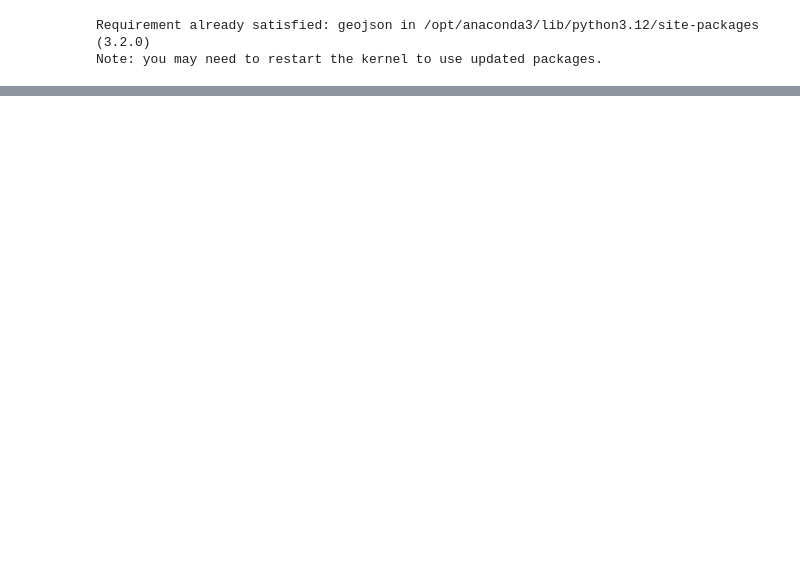
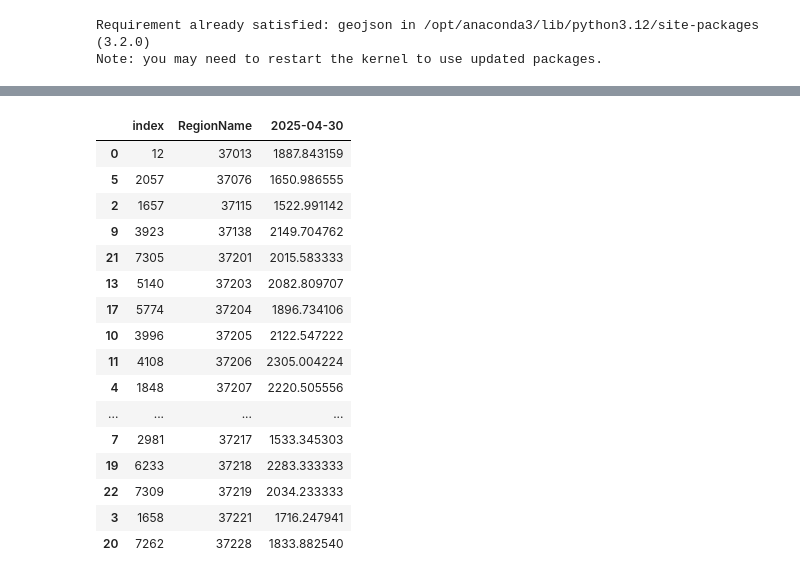
Before and after one commit to jacobvogs/Airbnb-Listings-in-Nash, a Jupyter notebook: notebook/capstone.ipynb, the cells around one changed output, grey strips where cells are left out. Drawn from its saved outputs; the diff is of its cells as text; code cells hidden in the pictures; blank space fills up the shorter version.

Commit message:
avg airbnb vs avg zillow

```diff
--- a/notebook/capstone.ipynb
+++ b/notebook/capstone.ipynb
@@ -119,0 +417,22 @@ price_min_30ni
+# %%
+zill_zipcode_avg = nash_zillow[['RegionName','2025-04-30']].reset_index()
+#zill_zipcode_avg.to_excel('zill_zipcode_avg.xlsx')
+zill_zipcode_avg.sort_values(by='RegionName')
+# %% [output]
+|  | index | RegionName | 2025-04-30 |
+| 0 | 12 | 37013 | 1887.843159 |
+| 5 | 2057 | 37076 | 1650.986555 |
+| 2 | 1657 | 37115 | 1522.991142 |
+| 9 | 3923 | 37138 | 2149.704762 |
+| 21 | 7305 | 37201 | 2015.583333 |
+| 13 | 5140 | 37203 | 2082.809707 |
+| 17 | 5774 | 37204 | 1896.734106 |
+| 10 | 3996 | 37205 | 2122.547222 |
+| 11 | 4108 | 37206 | 2305.004224 |
+| 4 | 1848 | 37207 | 2220.505556 |
+| ... | ... | ... | ... |
+| 7 | 2981 | 37217 | 1533.345303 |
+| 19 | 6233 | 37218 | 2283.333333 |
+| 22 | 7309 | 37219 | 2034.233333 |
+| 3 | 1658 | 37221 | 1716.247941 |
+| 20 | 7262 | 37228 | 1833.882540 |
```
Also changed, not shown: parts of 28 cells of this notebook.
